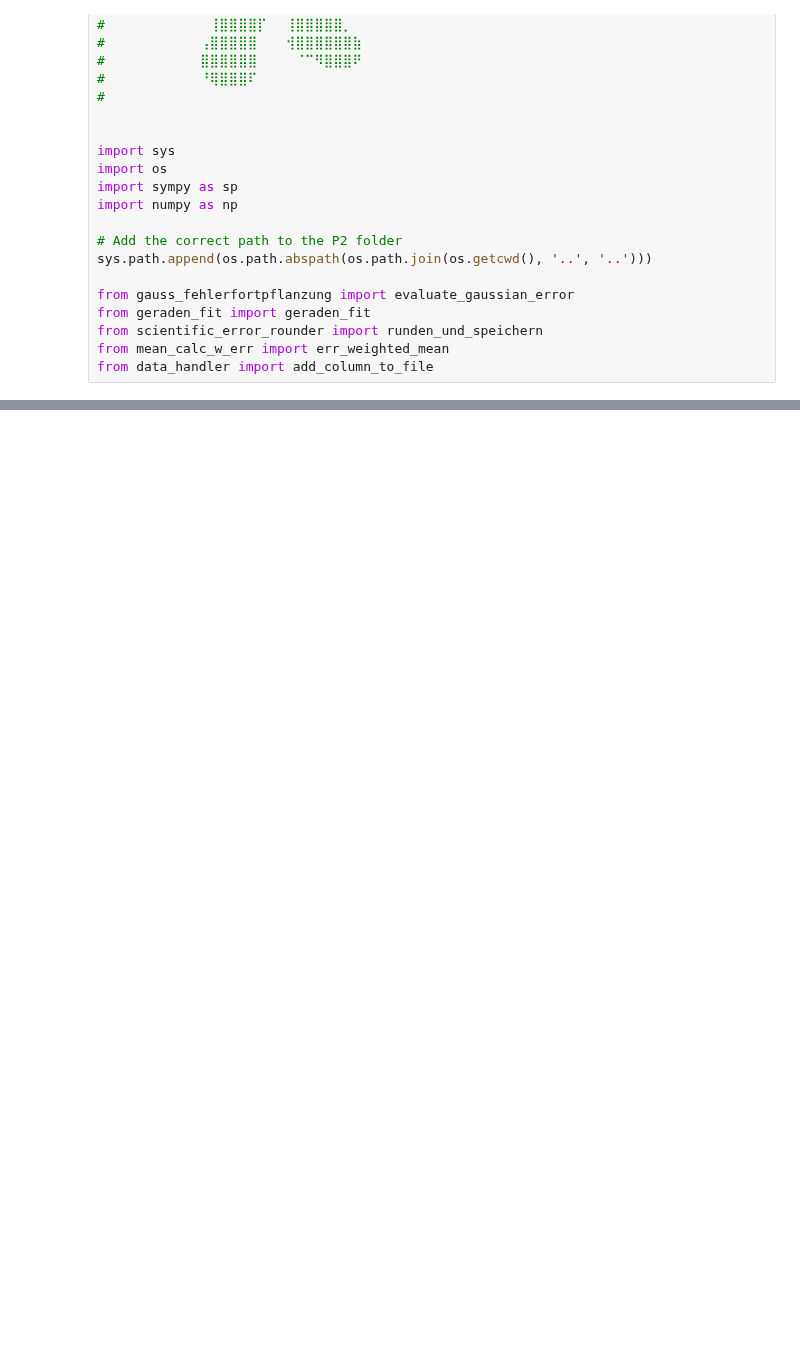
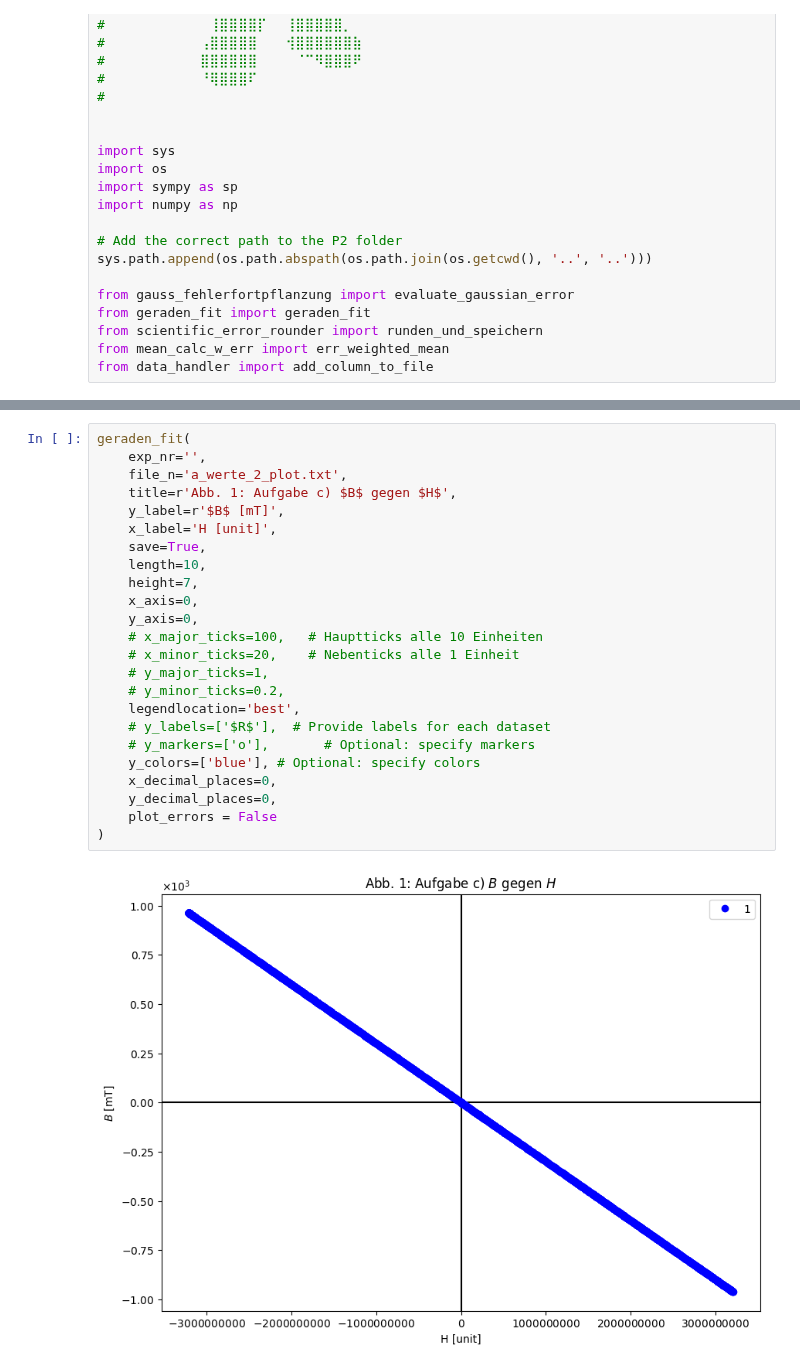
Before and after one commit to Patrixon0/data-analysis-plotting-tool, a Jupyter notebook: P2/Theo_Patrick/240/240_main.ipynb, the cells around one changed output, grey strips where cells are left out. Drawn from its saved outputs; the diff is of its cells as text; blank space fills up the shorter version.

```diff
--- a/P2/Theo_Patrick/240/240_main.ipynb
+++ b/P2/Theo_Patrick/240/240_main.ipynb
@@ -61,0 +91,26 @@ Please see the 1.23 release notes for an example on how to do this.  If you wish
+# %%
+geraden_fit(
+    exp_nr='',
+    file_n='a_werte_2_plot.txt',
+    title=r'Abb. 1: Aufgabe c) $B$ gegen $H$',
+    y_label=r'$B$ [mT]',
+    x_label='H [unit]',
+    save=True,
+    length=10,
+    height=7,
+    x_axis=0,
+    y_axis=0,
+    # x_major_ticks=100,   # Hauptticks alle 10 Einheiten
+    # x_minor_ticks=20,    # Nebenticks alle 1 Einheit
+    # y_major_ticks=1,
+    # y_minor_ticks=0.2,
+    legendlocation='best',
+    # y_labels=['$R$'],  # Provide labels for each dataset
+    # y_markers=['o'],       # Optional: specify markers
+    y_colors=['blue'], # Optional: specify colors
+    x_decimal_places=0,
+    y_decimal_places=0,
+    plot_errors = False
+)
+# %% [output]
+[figure, added]
```
Also changed, not shown: parts of 3 cells of this notebook, 7 other files.
